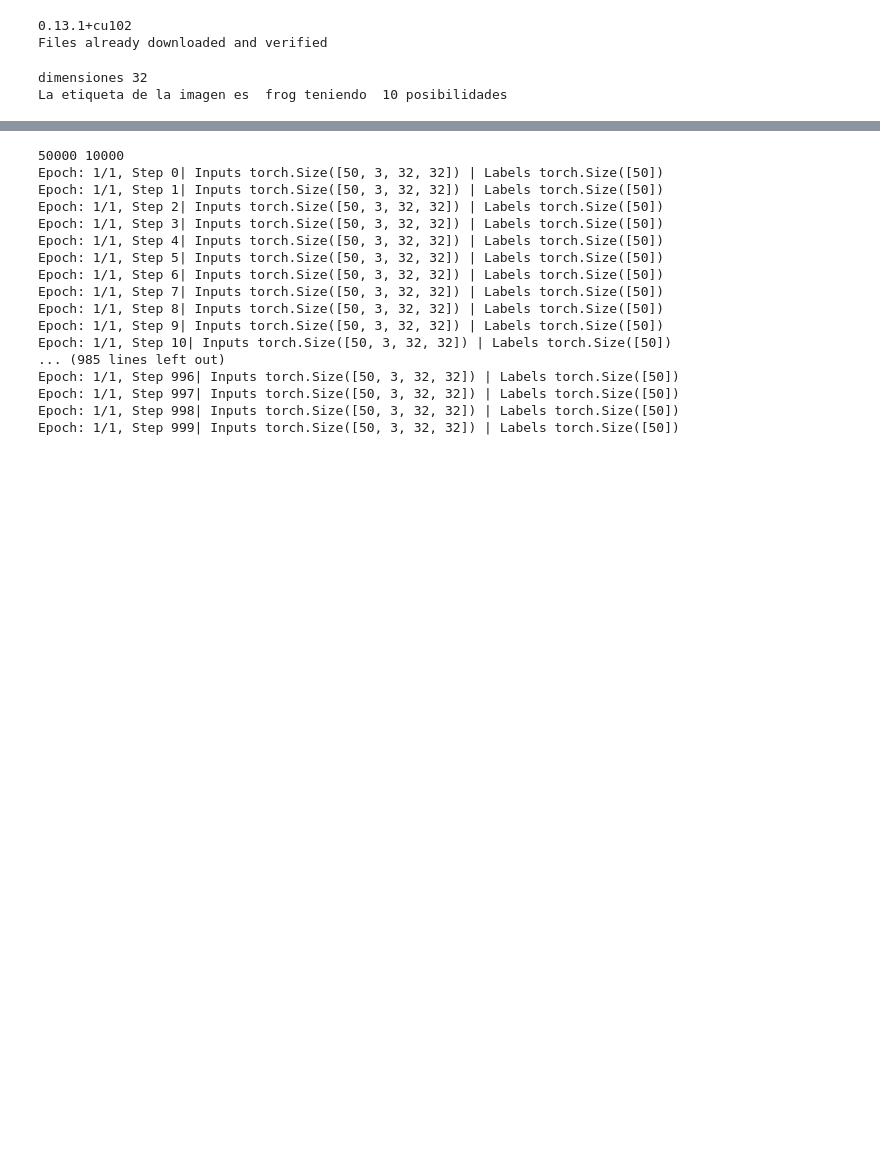
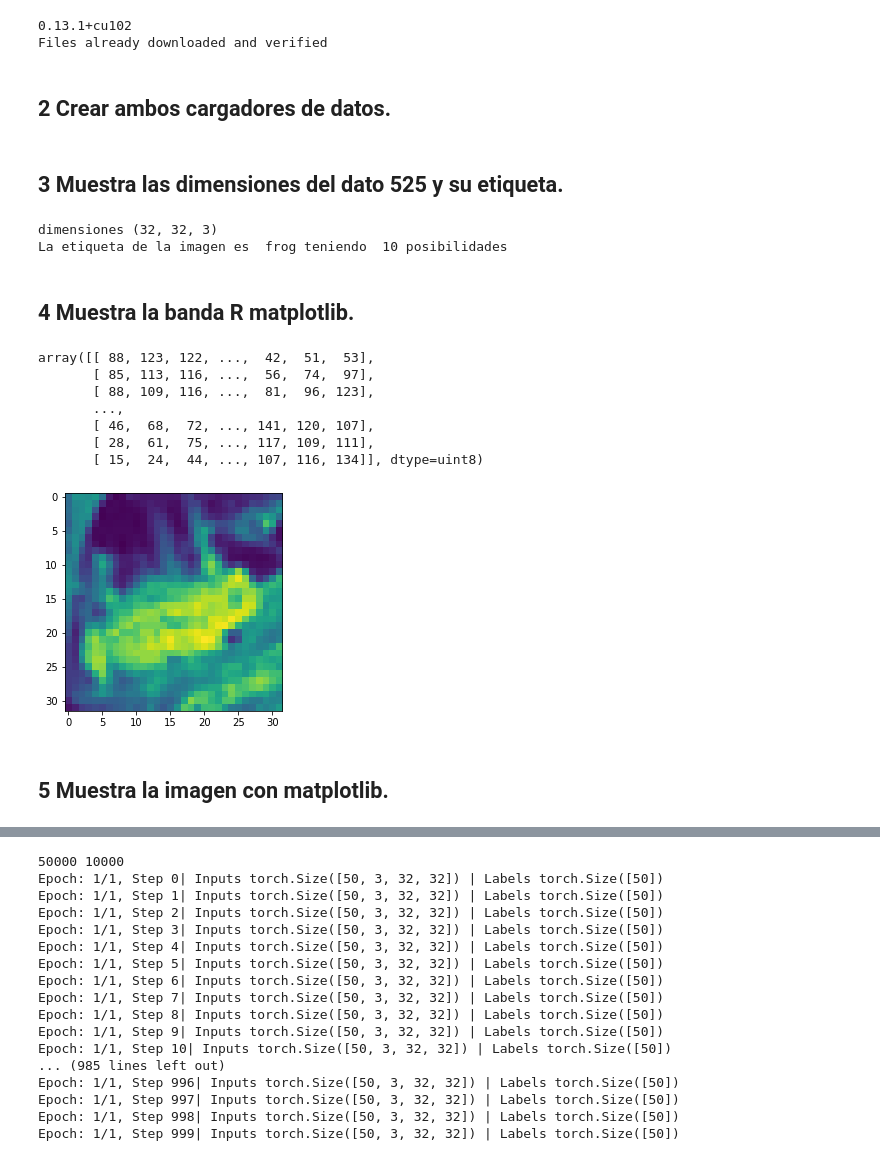
Before and after one commit to alfiTH/AE_Lab, a Jupyter notebook: Sesion_2/ManejoDatosDL.ipynb, the cells around one changed output, grey strips where cells are left out. Cells and saved outputs as stored; diff of their text form; code cells hidden in the pictures; blank space fills up the shorter version.

```diff
--- a/Sesion_2/ManejoDatosDL.ipynb
+++ b/Sesion_2/ManejoDatosDL.ipynb
@@ -56,4 +58,6 @@ test_dataset = datasets.CIFAR10('./tmp/data', train=False, transform=transform)
 # %% [output]
 0.13.1+cu102
 Files already downloaded and verified
+# %% [markdown]
+## 2 Crear ambos cargadores de datos.
 # %%
@@ -62,10 +66,32 @@ Files already downloaded and verified
 batch_size = 50
 train_loader = torch.utils.data.DataLoader(dataset=train_dataset, batch_size=batch_size, shuffle=True)
 test_loader = torch.utils.data.DataLoader(dataset=test_dataset, batch_size=batch_size, shuffle=False)
+# %% [markdown]
+## 3 Muestra las dimensiones del dato 525 y su etiqueta.
 # %%
-# 3 Muestra las dimensiones del dato 525 y su etiqueta.
-print("dimensiones",len(train_dataset.data[525]))
+
+print("dimensiones",train_dataset.data[525].shape)
 print("La etiqueta de la imagen es ", train_dataset.classes[train_dataset.targets[525]], "teniendo ", len(train_dataset.classes), "posibilidades")
 # %% [output]
-dimensiones 32
+dimensiones (32, 32, 3)
 La etiqueta de la imagen es  frog teniendo  10 posibilidades
+# %% [markdown]
+## 4 Muestra la banda R matplotlib.
+# %%
+
+#mostramos la matriz
+display(train_dataset.data[525][:,:,0])
+#mostramos la imagen
+plt.imshow(train_dataset.data[525][:,:,0])
+plt.show()
+# %% [output]
+array([[ 88, 123, 122, ...,  42,  51,  53],
+       [ 85, 113, 116, ...,  56,  74,  97],
+       [ 88, 109, 116, ...,  81,  96, 123],
+       ...,
+       [ 46,  68,  72, ..., 141, 120, 107],
+       [ 28,  61,  75, ..., 117, 109, 111],
+       [ 15,  24,  44, ..., 107, 116, 134]], dtype=uint8)
+[figure, added]
+# %% [markdown]
+ ## 5 Muestra la imagen con matplotlib.
```
Also changed, not shown: parts of 14 cells of this notebook, 9 other files.
